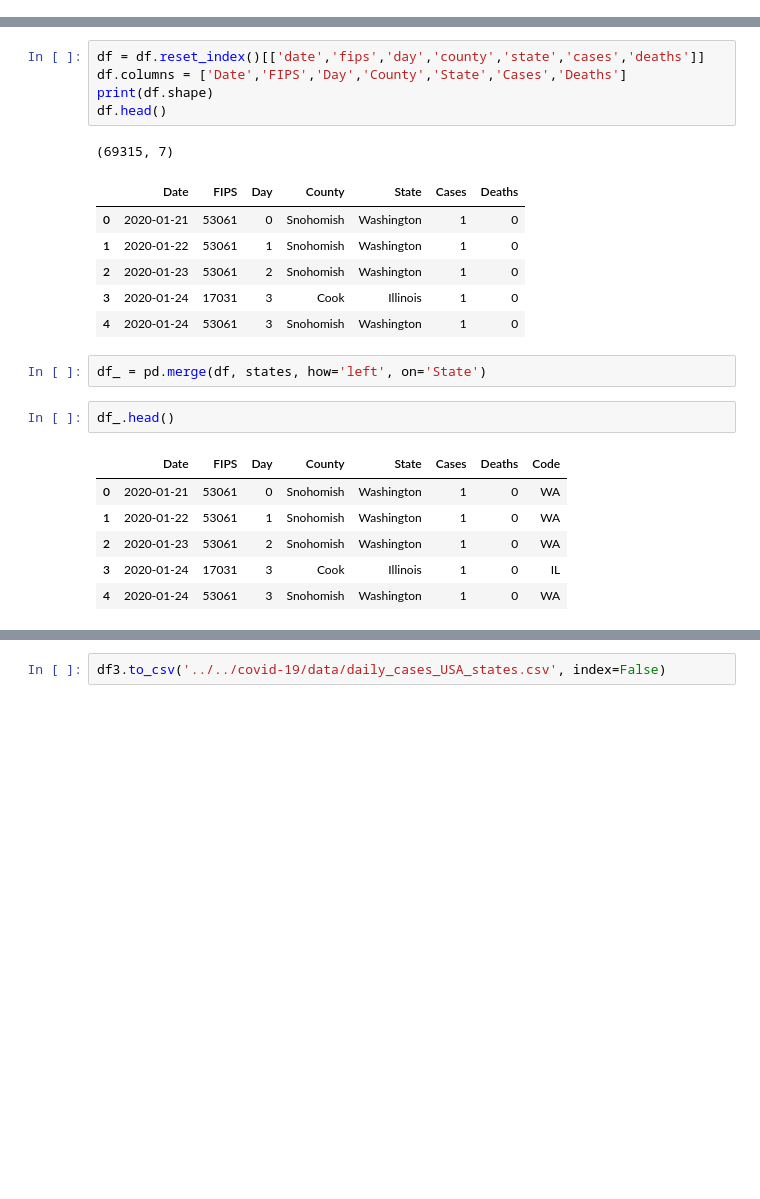
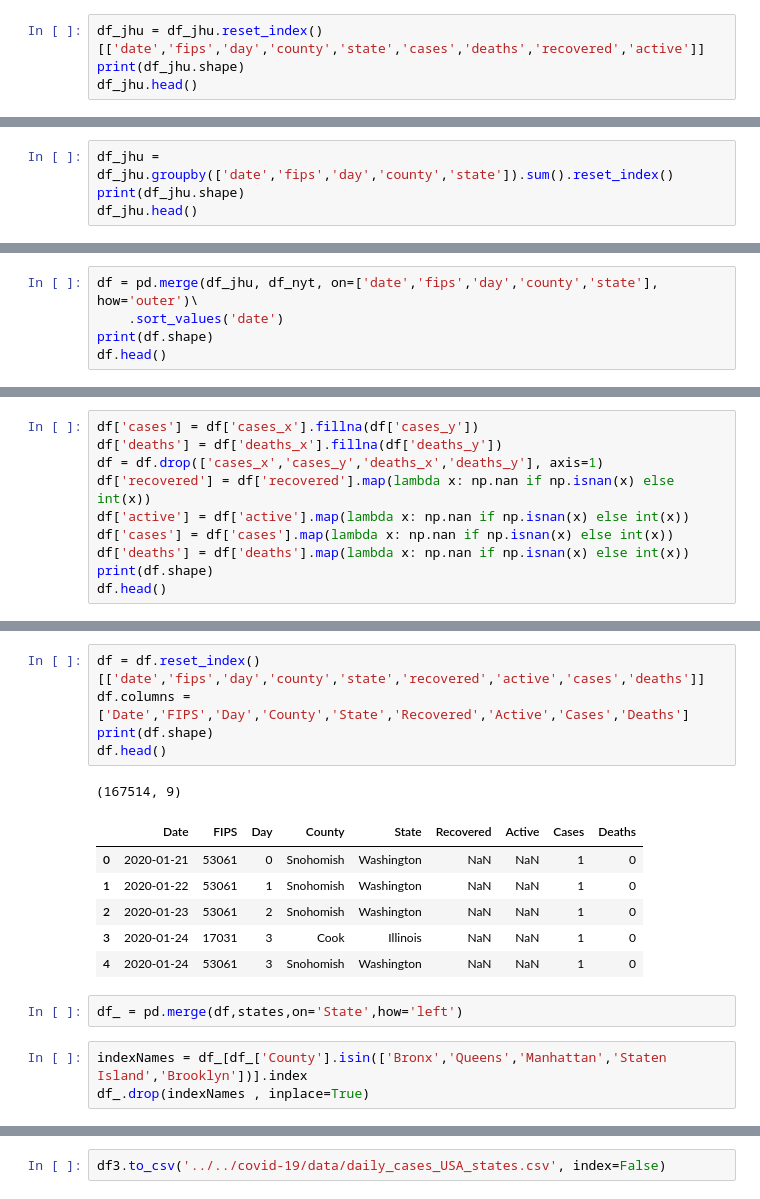
Before and after one commit to areevesman/covid-19, a Jupyter notebook: code/notebooks/pull_USA_data.ipynb, the cells around one changed output, grey strips where cells are left out. Saved outputs shown, nothing was run; the diff lists cells and outputs as text; blank space fills up the shorter version.

Commit message:
add state jhu data

```diff
--- a/code/notebooks/pull_USA_data.ipynb
+++ b/code/notebooks/pull_USA_data.ipynb
@@ -19,0 +33,4 @@ states.head()
+# %%
+df_jhu = df_jhu.reset_index()[['date','fips','day','county','state','cases','deaths','recovered','active']]
+print(df_jhu.shape)
+df_jhu.head()
@@ -19,0 +45,4 @@ states.head()
+# %%
+df_jhu = df_jhu.groupby(['date','fips','day','county','state']).sum().reset_index()
+print(df_jhu.shape)
+df_jhu.head()
@@ -19,0 +67,5 @@ states.head()
+# %%
+df = pd.merge(df_jhu, df_nyt, on=['date','fips','day','county','state'], how='outer')\
+    .sort_values('date')
+print(df.shape)
+df.head()
@@ -19,0 +80,10 @@ states.head()
+# %%
+df['cases'] = df['cases_x'].fillna(df['cases_y'])
+df['deaths'] = df['deaths_x'].fillna(df['deaths_y'])
+df = df.drop(['cases_x','cases_y','deaths_x','deaths_y'], axis=1)
+df['recovered'] = df['recovered'].map(lambda x: np.nan if np.isnan(x) else int(x))
+df['active'] = df['active'].map(lambda x: np.nan if np.isnan(x) else int(x))
+df['cases'] = df['cases'].map(lambda x: np.nan if np.isnan(x) else int(x))
+df['deaths'] = df['deaths'].map(lambda x: np.nan if np.isnan(x) else int(x))
+print(df.shape)
+df.head()
@@ -20,25 +98,19 @@ states.head()
 # %%
-df = df.reset_index()[['date','fips','day','county','state','cases','deaths']]
-df.columns = ['Date','FIPS','Day','County','State','Cases','Deaths']
+df = df.reset_index()[['date','fips','day','county','state','recovered','active','cases','deaths']]
+df.columns = ['Date','FIPS','Day','County','State','Recovered','Active','Cases','Deaths']
 print(df.shape)
 df.head()
 # %% [output]
-(69315, 7)
+(167514, 9)
-|  | Date | FIPS | Day | County | State | Cases | Deaths |
-| 0 | 2020-01-21 | 53061 | 0 | Snohomish | Washington | 1 | 0 |
-| 1 | 2020-01-22 | 53061 | 1 | Snohomish | Washington | 1 | 0 |
-| 2 | 2020-01-23 | 53061 | 2 | Snohomish | Washington | 1 | 0 |
-| 3 | 2020-01-24 | 17031 | 3 | Cook | Illinois | 1 | 0 |
-| 4 | 2020-01-24 | 53061 | 3 | Snohomish | Washington | 1 | 0 |
+|  | Date | FIPS | Day | County | State | Recovered | Active | Cases | Deaths |
+| 0 | 2020-01-21 | 53061 | 0 | Snohomish | Washington | NaN | NaN | 1 | 0 |
+| 1 | 2020-01-22 | 53061 | 1 | Snohomish | Washington | NaN | NaN | 1 | 0 |
+| 2 | 2020-01-23 | 53061 | 2 | Snohomish | Washington | NaN | NaN | 1 | 0 |
+| 3 | 2020-01-24 | 17031 | 3 | Cook | Illinois | NaN | NaN | 1 | 0 |
+| 4 | 2020-01-24 | 53061 | 3 | Snohomish | Washington | NaN | NaN | 1 | 0 |
 # %%
-df_ = pd.merge(df, states, how='left', on='State')
+df_ = pd.merge(df,states,on='State',how='left')
-# %%
-df_.head()
-# %% [output]
-|  | Date | FIPS | Day | County | State | Cases | Deaths | Code |
-| 0 | 2020-01-21 | 53061 | 0 | Snohomish | Washington | 1 | 0 | WA |
-| 1 | 2020-01-22 | 53061 | 1 | Snohomish | Washington | 1 | 0 | WA |
-| 2 | 2020-01-23 | 53061 | 2 | Snohomish | Washington | 1 | 0 | WA |
-| 3 | 2020-01-24 | 17031 | 3 | Cook | Illinois | 1 | 0 | IL |
-| 4 | 2020-01-24 | 53061 | 3 | Snohomish | Washington | 1 | 0 | WA |
+# %%
+indexNames = df_[df_['County'].isin(['Bronx','Queens','Manhattan','Staten Island','Brooklyn'])].index
+df_.drop(indexNames , inplace=True)
 # %%
```
Also changed, not shown: parts of 21 cells of this notebook.
